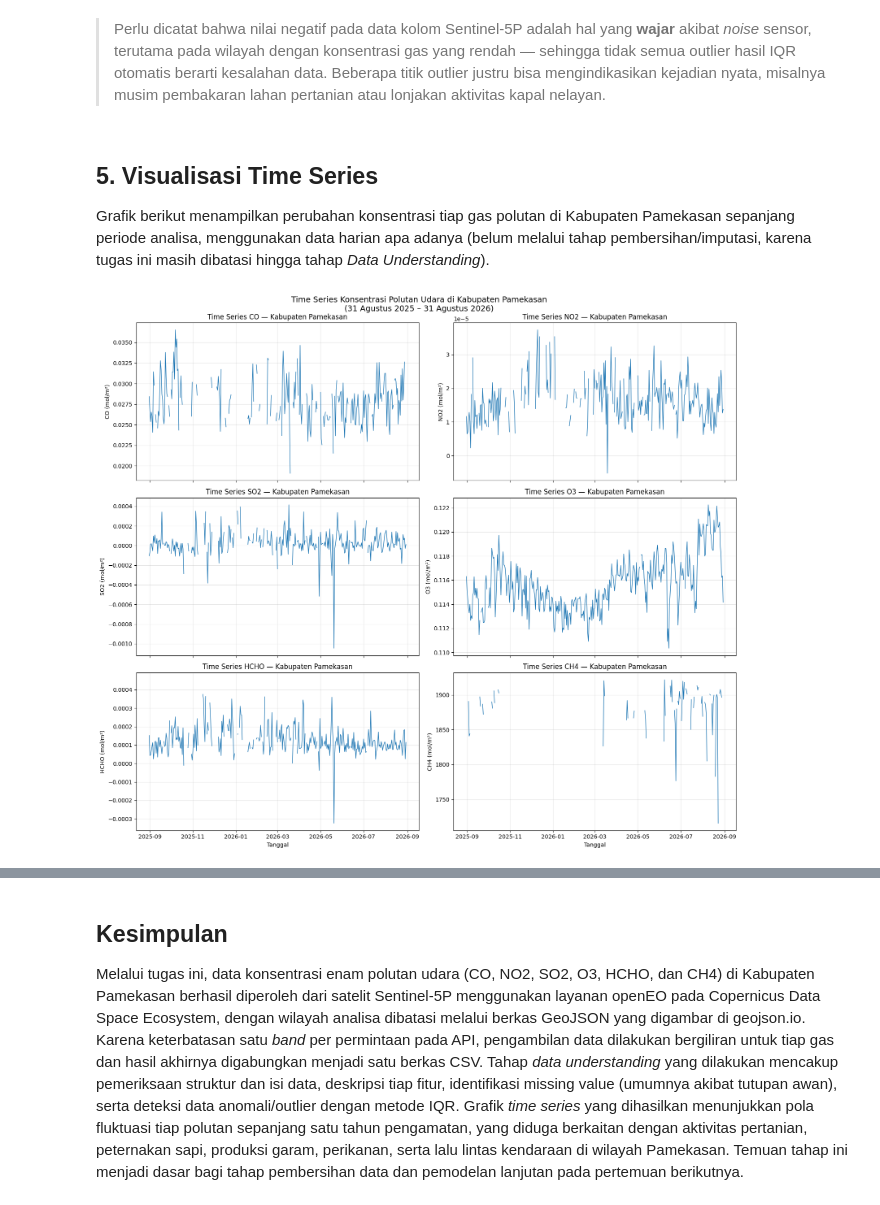
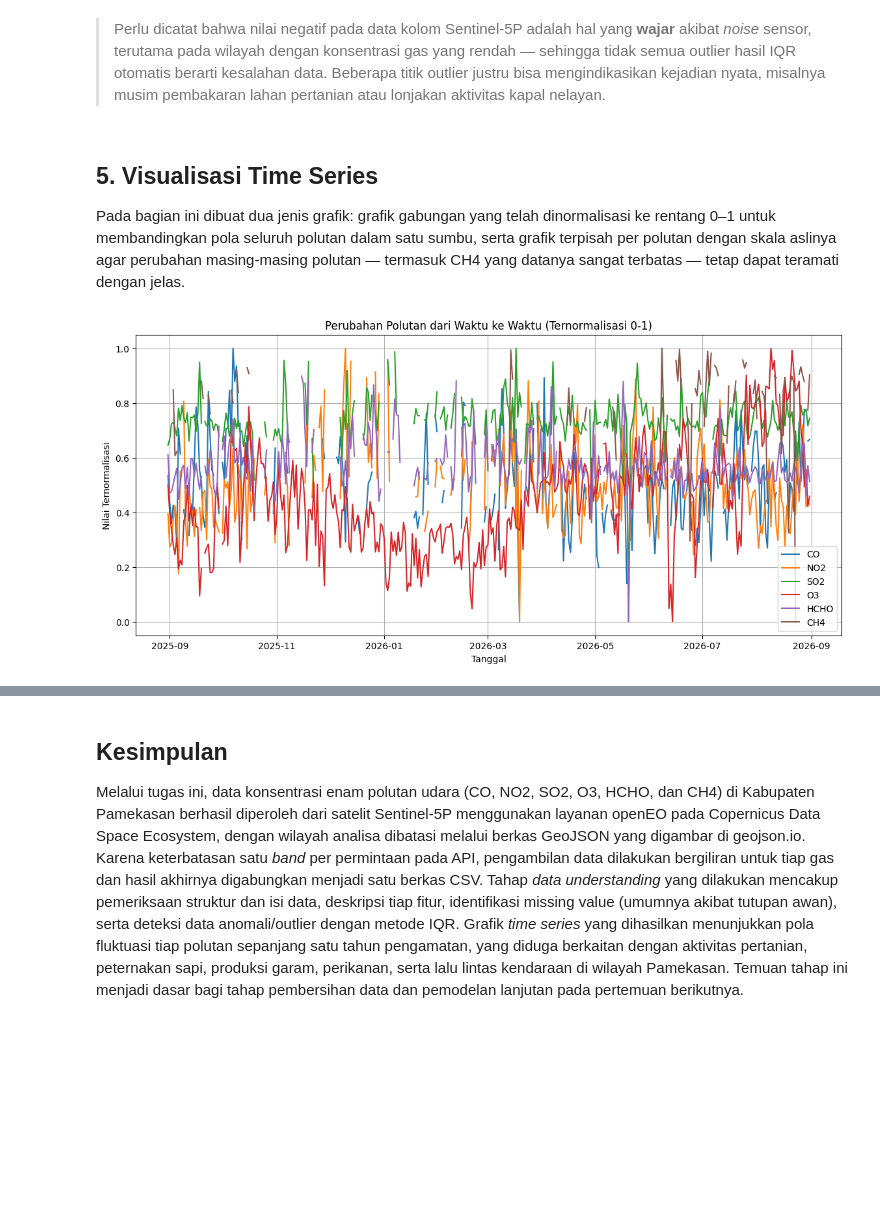
Before and after one commit to al-renaldy073/PSD, a Jupyter notebook: _sources/Crawling & Analisis Data Polutan Udara di Kabupaten Pamekasan.ipynb, the cells around one changed output, grey strips where cells are left out. Cells and saved outputs as stored; diff of their text form; code cells hidden in the pictures; blank space fills up the shorter version.

```diff
--- a/_sources/Crawling & Analisis Data Polutan Udara di Kabupaten Pamekasan.ipynb
+++ b/_sources/Crawling & Analisis Data Polutan Udara di Kabupaten Pamekasan.ipynb
@@ -416,21 +431,25 @@ plt.show()
 # %% [markdown]
 ## 5. Visualisasi Time Series
 
-Grafik berikut menampilkan perubahan konsentrasi tiap gas polutan di Kabupaten Pamekasan sepanjang periode analisa, menggunakan data harian apa adanya (belum melalui tahap pembersihan/imputasi, karena tugas ini masih dibatasi hingga tahap *Data Understanding*).
+Pada bagian ini dibuat dua jenis grafik: grafik gabungan yang telah dinormalisasi ke rentang 0–1 untuk membandingkan pola seluruh polutan dalam satu sumbu, serta grafik terpisah per polutan dengan skala aslinya agar perubahan masing-masing polutan — termasuk CH4 yang datanya sangat terbatas — tetap dapat teramati dengan jelas.
-# %%
-fig, axes = plt.subplots(3, 2, figsize=(16, 14), sharex=True)
-
-for ax, gas in zip(axes.flatten(), daftar_polutan):
-    ax.plot(df_polutan_pamekasan["tanggal"], df_polutan_pamekasan[gas], linewidth=1, color="tab:blue")
-    ax.set_title(f"Time Series {gas} — Kabupaten Pamekasan")
-    ax.set_ylabel(f"{gas} (mol/m²)")
-    ax.grid(alpha=0.3)
-
-axes[-1, 0].set_xlabel("Tanggal")
-axes[-1, 1].set_xlabel("Tanggal")
-
-fig.suptitle("Time Series Konsentrasi Polutan Udara di Kabupaten Pamekasan\n(31 Agustus 2025 – 31 Agustus 2026)", fontsize=14)
-plt.tight_layout()
-plt.show()
-# %% [output]
-[figure, removed]
+# %%
+df_ternormalisasi = df_polutan_pamekasan[daftar_polutan].copy()
+
+for gas in daftar_polutan:
+    nilai_min = df_ternormalisasi[gas].min()
+    nilai_max = df_ternormalisasi[gas].max()
+    df_ternormalisasi[gas] = (df_ternormalisasi[gas] - nilai_min) / (nilai_max - nilai_min)
+
+plt.figure(figsize=(14, 6))
+
+for gas in daftar_polutan:
+    plt.plot(df_polutan_pamekasan["tanggal"], df_ternormalisasi[gas], label=gas)
+
+plt.title("Perubahan Polutan dari Waktu ke Waktu (Ternormalisasi 0-1)")
+plt.xlabel("Tanggal")
+plt.ylabel("Nilai Ternormalisasi")
+plt.legend()
+plt.grid()
+plt.show()
+# %% [output]
+[figure, added]
```
Also changed, not shown: parts of 21 cells of this notebook, 8 other files.
